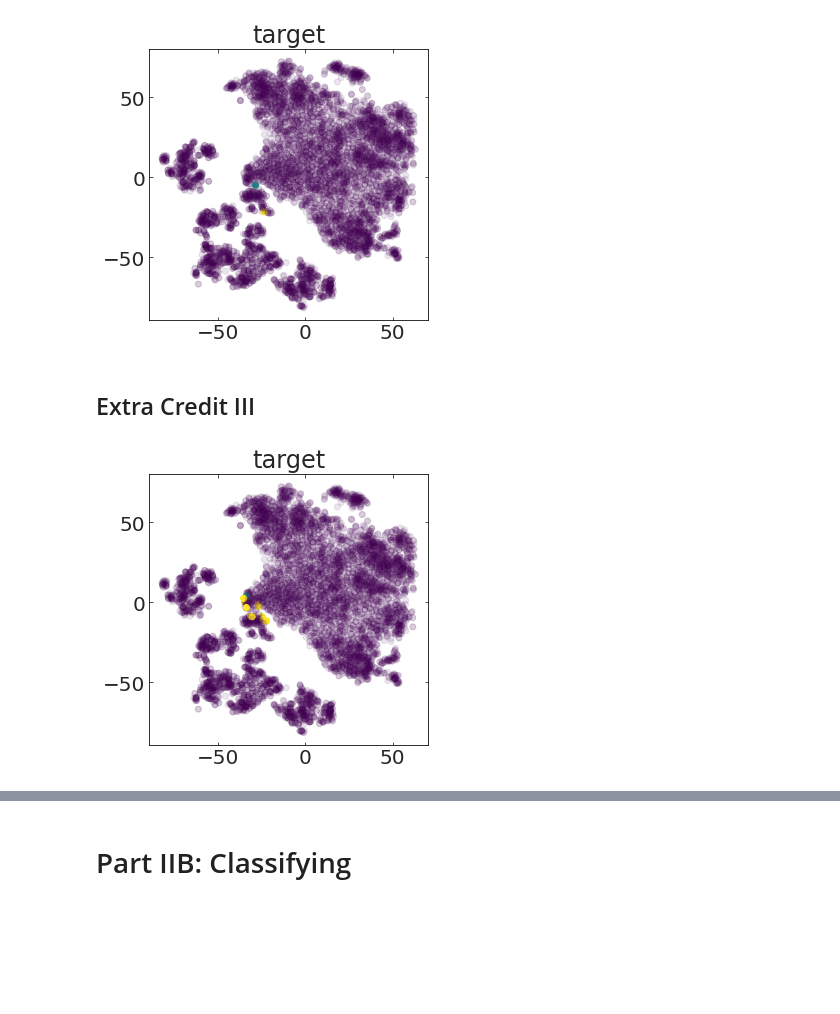
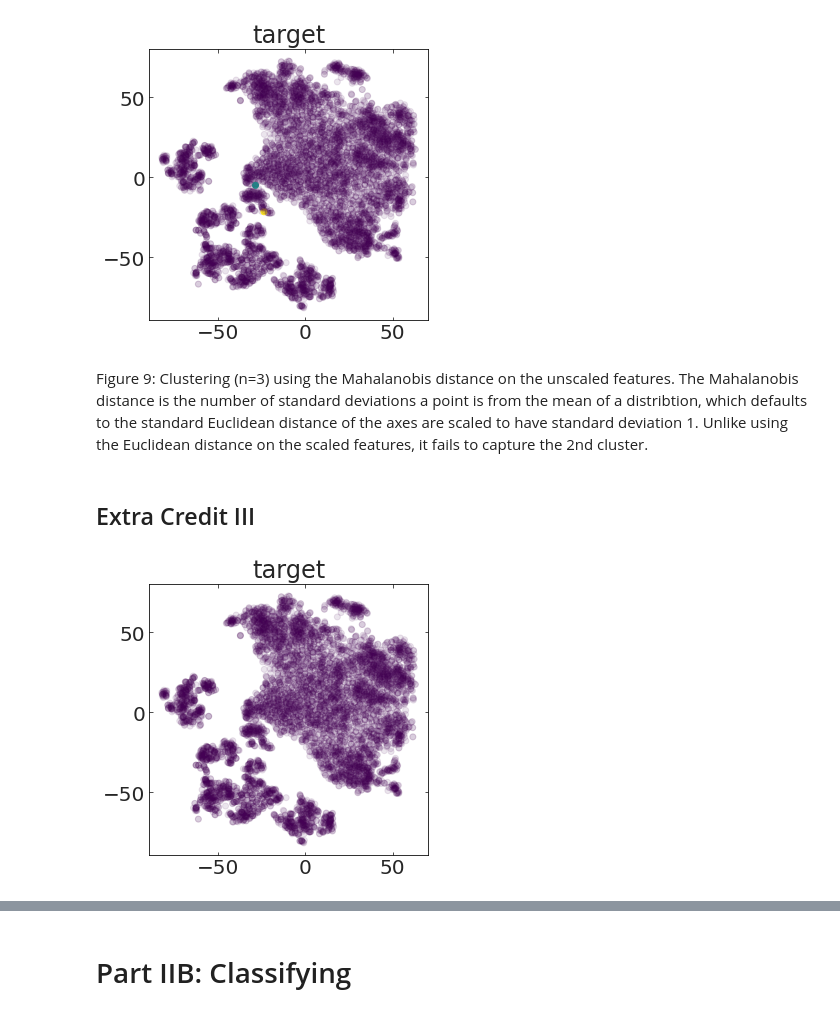
Before and after one commit to RileyWClarke/MLTSA_RCLARKE, a Jupyter notebook: HW6/MLTSA_rclarke_hw6.ipynb, the cells around one changed output, grey strips where cells are left out. Cells and saved outputs as stored; diff of their text form; code cells hidden in the pictures; blank space fills up the shorter version.

```diff
--- a/HW6/MLTSA_rclarke_hw6.ipynb
+++ b/HW6/MLTSA_rclarke_hw6.ipynb
@@ -686,24 +708,26 @@ plt.scatter(X_embedded[:,0], X_embedded[:,1],
 plt.show()
 # %% [output]
 [figure]
+# %% [markdown]
+Figure 9: Clustering (n=3) using the Mahalanobis distance on the unscaled features. The Mahalanobis distance is the number of standard deviations a point is from the mean of a distribtion, which defaults to the standard Euclidean distance of the axes are scaled to have standard deviation 1. Unlike using the Euclidean distance on the scaled features, it fails to capture the 2nd cluster.
 # %% [markdown]
 ## Extra Credit III
 # %%
-DBclustering = sklearn.cluster.DBSCAN(eps=5, min_samples=2, metric='euclidean',
+DBclustering = sklearn.cluster.DBSCAN(eps=5, min_samples=50, metric='euclidean',
                        metric_params=None, algorithm='auto', leaf_size=30).fit(X_scaled)
 plt.figure(figsize=(5,5))
 plt.title(col)
 
 colors = np.array([plt.cm.viridis(Normalize(vmin=0, vmax=2)(c))
                                                          for c in DBclustering.labels_])
 
 alpha = np.array([0.1 if (DBclustering.labels_ == j).sum() > 200 else 1.0 for j in DBclustering.labels_])
 
 colors[:,3] = alpha
 
 plt.scatter(X_embedded[:,0], X_embedded[:,1],
                color=colors);
 #plt.axis('off')
 plt.show()
 # %% [output]
-[figure, old version]
+[figure, new version]
```
Also changed, not shown: parts of 13 cells of this notebook.
